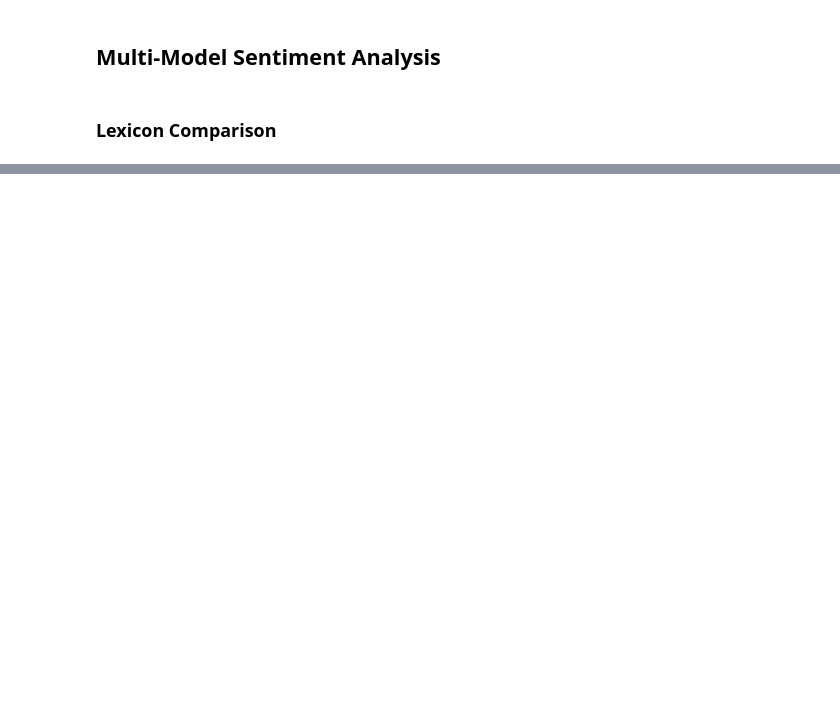
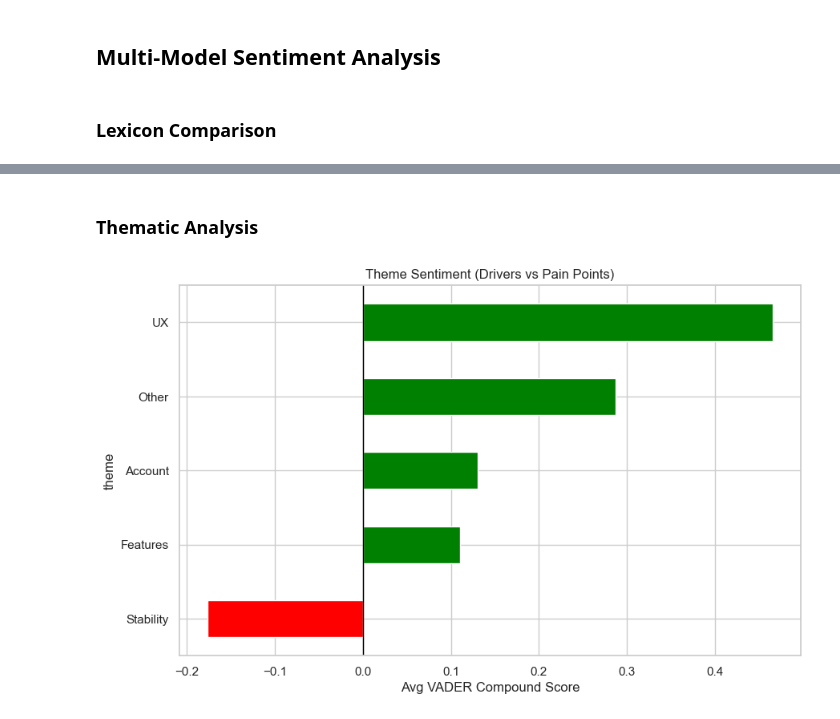
Before and after one commit to Rakeb-sys/fintech-review-analytics, a Jupyter notebook: notebooks/fintech_apps_review_eda.ipynb, the cells around one changed output, grey strips where cells are left out. Drawn from its saved outputs; the diff is of its cells as text; code cells hidden in the pictures; blank space fills up the shorter version.

```diff
--- a/notebooks/fintech_apps_review_eda.ipynb
+++ b/notebooks/fintech_apps_review_eda.ipynb
@@ -149,0 +431,29 @@ plt.show()
+# %% [markdown]
+### Thematic Analysis
+# %%
+# Business Theme Mapping
+THEME_MAP = {
+    'Stability': ['crash', 'freeze', 'bug', 'error', 'slow', 'stuck', 'failed'],
+    'Account': ['login', 'otp', 'password', 'account', 'verify', 'sign'],
+    'UX': ['ui', 'interface', 'clean', 'easy', 'navigation', 'design'],
+    'Features': ['transfer', 'payment', 'bill', 'card', 'wallet', 'money']
+}
+
+def get_theme(txt):
+    txt = txt.lower()
+    for theme, keywords in THEME_MAP.items():
+        if any(w in txt for w in keywords): return theme
+    return 'Other'
+
+df_clean['theme'] = df_clean['review'].apply(get_theme)
+theme_sent = df_clean.groupby('theme')['vader_compound'].mean().sort_values()
+
+plt.figure(figsize=(10, 6))
+colors = ['red' if x < 0 else 'green' for x in theme_sent.values]
+theme_sent.plot(kind='barh', color=colors)
+plt.title('Theme Sentiment (Drivers vs Pain Points)')
+plt.xlabel('Avg VADER Compound Score')
+plt.axvline(0, color='black', lw=1)
+plt.show()
+# %% [output]
+[figure, added]
```
Also changed, not shown: parts of 36 cells of this notebook, 2 other files.
